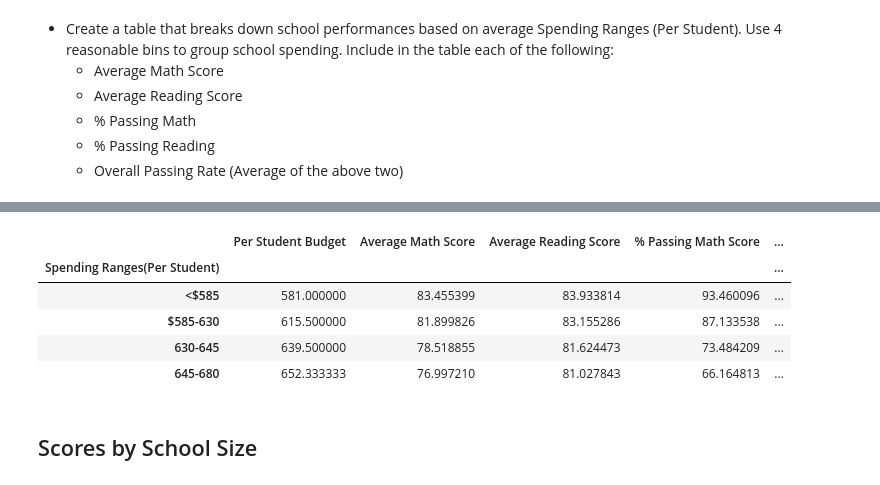
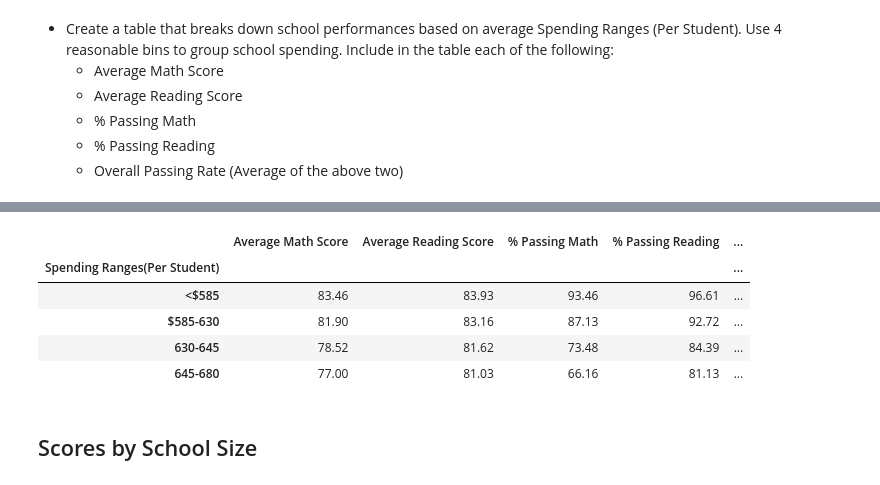
Before and after one commit to fromjandp/pandas-challenge, a Jupyter notebook: PyCityschools/PyCitySchools_starter.ipynb, the cells around one changed output, grey strips where cells are left out. Saved outputs shown, nothing was run; the diff lists cells and outputs as text; code cells hidden in the pictures.

Commit message:
Completed Scores By School Spending

```diff
--- a/PyCityschools/PyCitySchools_starter.ipynb
+++ b/PyCityschools/PyCitySchools_starter.ipynb
@@ -402,6 +340,2 @@ Name: Average Math Score, dtype: float64
 # %%
-#average_math_score
-#df["Average Math Score"] = pd.cut(df["average_math_score", bins, group_labels])
-spending_school["Spending Ranges(Per Student)"] = pd.cut(spending_school["Per Student Budget"], bins, labels=group_labels, include_lowest=True)
-spending_school.head()
-#spending_school["Spending Ranges(Per Student)"] = pd.cut(spending_school["Per Student Budget"], bins, labels=group_labels, include_lowest=True)
+school_summaryone_df["Spending Ranges(Per Student)"] = pd.cut(school_summaryone_df["Per Student Budget"], bins, labels=group_labels, include_lowest=True)
@@ -421,15 +342,26 @@ See the caveats in the documentation: https://pandas.pydata.org/pandas-docs/stab
-# %%
-grouped_scores_by_school_spending_ranges = spending_school.groupby(["Spending Ranges(Per Student)"])
-grouped_scores_by_school_spending_ranges.mean()
-grouped_scores_by_school_spending_ranges = grouped_scores_by_school_spending_ranges.mean()
-grouped_scores_by_school_spending_ranges
-# %% [output]
-|  | Per Student Budget | Average Math Score | Average Reading Score | % Passing Math Score | ... |
-| Spending Ranges(Per Student) |  |  |  |  | ... |
-| <$585 | 581.000000 | 83.455399 | 83.933814 | 93.460096 | ... |
-| $585-630 | 615.500000 | 81.899826 | 83.155286 | 87.133538 | ... |
-| 630-645 | 639.500000 | 78.518855 | 81.624473 | 73.484209 | ... |
-| 645-680 | 652.333333 | 76.997210 | 81.027843 | 66.164813 | ... |
+# %%
+spending_math_scores = school_summaryone_df.groupby(["Spending Ranges(Per Student)"])["Average Math Score"].mean()
+spending_reading_scores = school_summaryone_df.groupby(["Spending Ranges(Per Student)"])["Average Reading Score"].mean()
+spending_passing_math = school_summaryone_df.groupby(["Spending Ranges(Per Student)"])["% Passing Math Score"].mean()
+spending_passing_reading = school_summaryone_df.groupby(["Spending Ranges(Per Student)"])["% Passing Reading Score"].mean()
+spending_overall_passing = school_summaryone_df.groupby(["Spending Ranges(Per Student)"])["% Overall Passing"].mean()
+# %%
+# final layout for the Scores By School - Spending Summary
+school_spending_summary = pd.DataFrame({"Average Math Score" : spending_math_scores.map("{:,.2f}".format),
+                                        "Average Reading Score": spending_reading_scores.map("{:,.2f}".format),
+                                        "% Passing Math": spending_passing_math.map("{:,.2f}".format),
+                                        "% Passing Reading": spending_passing_reading.map("{:,.2f}".format),
+                                        "% Overall Passing": spending_overall_passing.map("{:,.2f}".format)
+                                      })
+
+school_spending_summary
+# %% [output]
+|  | Average Math Score | Average Reading Score | % Passing Math | % Passing Reading | ... |
+| Spending Ranges(Per Student) |  |  |  |  | ... |
+| <$585 | 83.46 | 83.93 | 93.46 | 96.61 | ... |
+| $585-630 | 81.90 | 83.16 | 87.13 | 92.72 | ... |
+| 630-645 | 78.52 | 81.62 | 73.48 | 84.39 | ... |
+| 645-680 | 77.00 | 81.03 | 66.16 | 81.13 | ... |
 # %% [markdown]
 ## Scores by School Size
 # %% [markdown]
```
Also changed, not shown: parts of 13 cells of this notebook.
